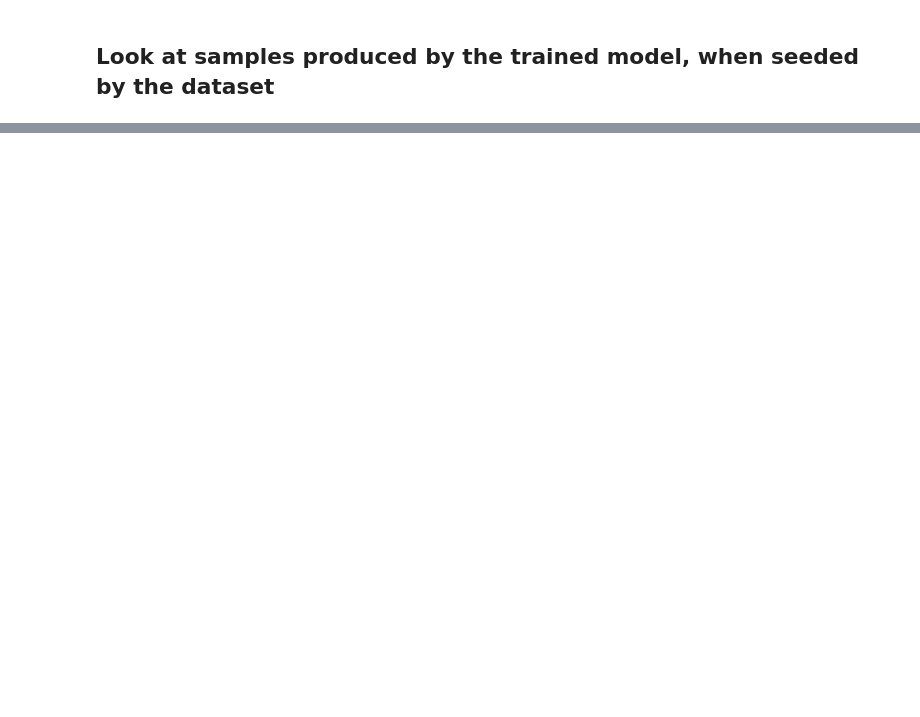
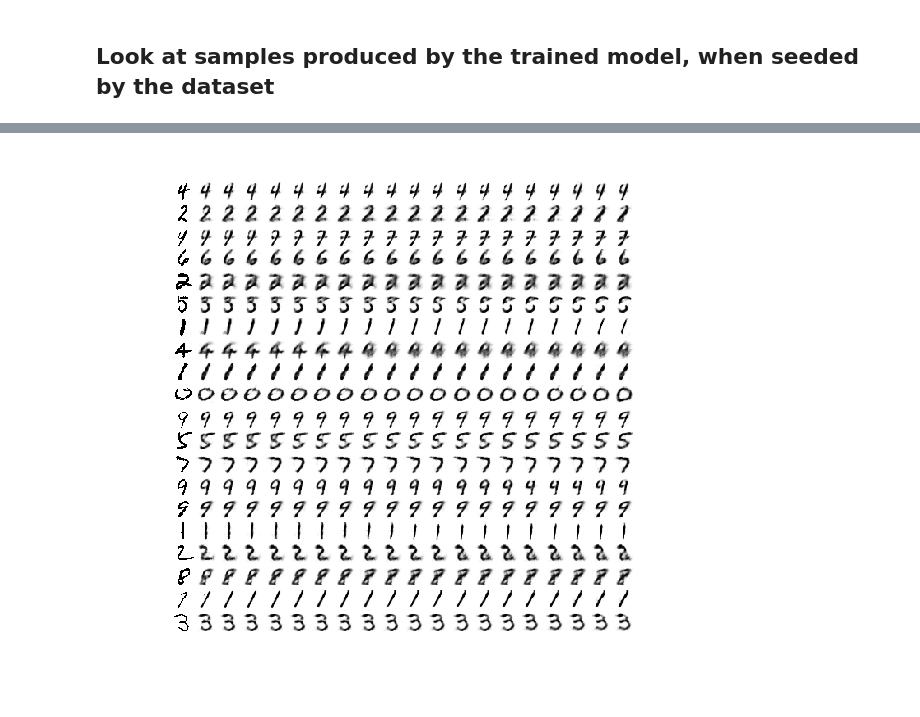
Before and after one commit to briantimar/denoising-rbms, a Jupyter notebook: plot_results_clean_persistent.ipynb, the cells around one changed output, grey strips where cells are left out. Cells and saved outputs as stored; diff of their text form; code cells hidden in the pictures; blank space fills up the shorter version.

```diff
--- a/plot_results_clean_persistent.ipynb
+++ b/plot_results_clean_persistent.ipynb
@@ -42,0 +66,5 @@ fig.savefig("training_samples.png")
+# %%
+fig, ax = do_sampling_plot(probs_dataseed, data_seeds, numseed=20, numtoplot=20)
+fig.savefig(savedir+"trained_probs_dataseed.png")
+# %% [output]
+[figure, added]
```
Also changed, not shown: parts of 15 cells of this notebook, 15 other files.
